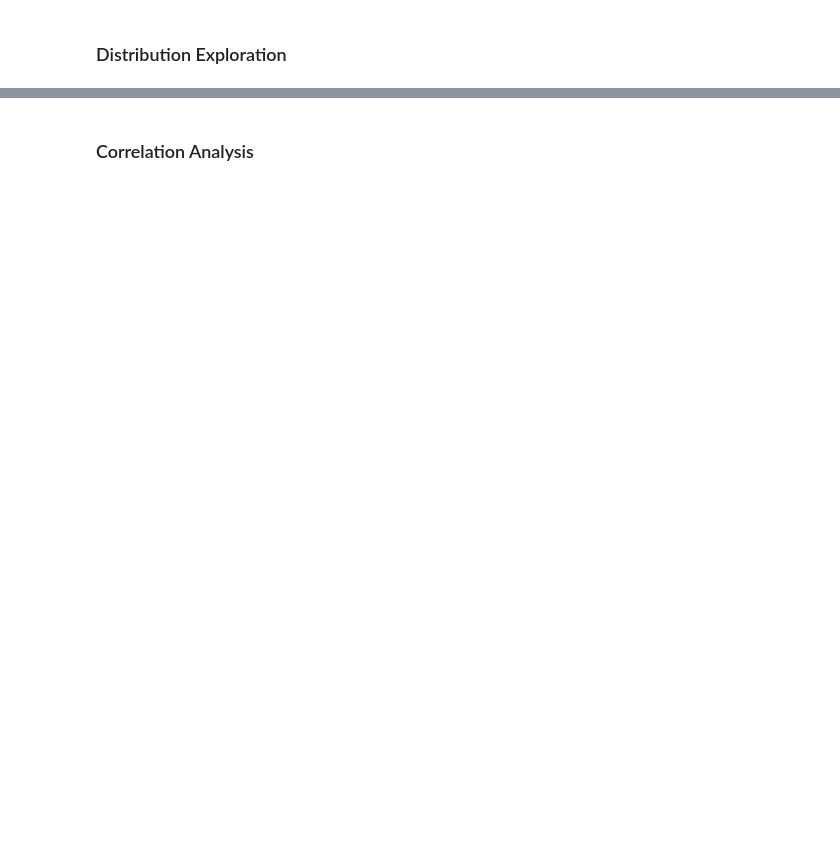
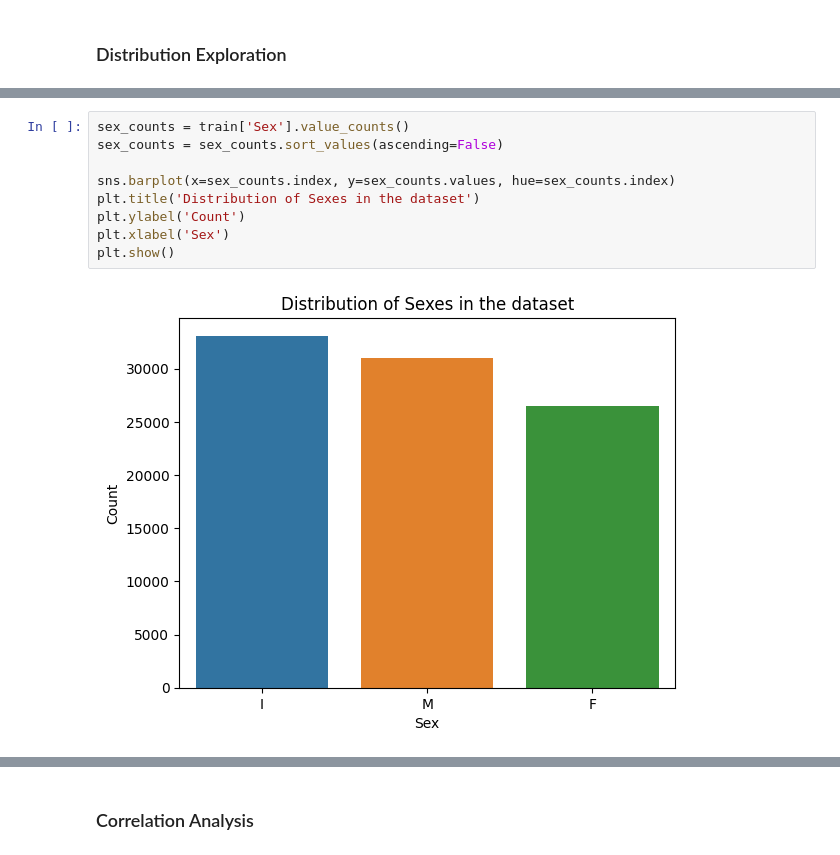
Before and after one commit to Tylikestocode/Machine-Learning, a Jupyter notebook: Ablone_Age_Regression/Model.ipynb, the cells around one changed output, grey strips where cells are left out. Drawn from its saved outputs; the diff is of its cells as text; blank space fills up the shorter version.

```diff
--- a/Ablone_Age_Regression/Model.ipynb
+++ b/Ablone_Age_Regression/Model.ipynb
@@ -108,0 +114,11 @@ train.describe()
+# %%
+sex_counts = train['Sex'].value_counts()
+sex_counts = sex_counts.sort_values(ascending=False)
+
+sns.barplot(x=sex_counts.index, y=sex_counts.values, hue=sex_counts.index)
+plt.title('Distribution of Sexes in the dataset')
+plt.ylabel('Count')
+plt.xlabel('Sex')
+plt.show()
+# %% [output]
+[figure, added]
```
Also changed, not shown: parts of 13 cells of this notebook.
